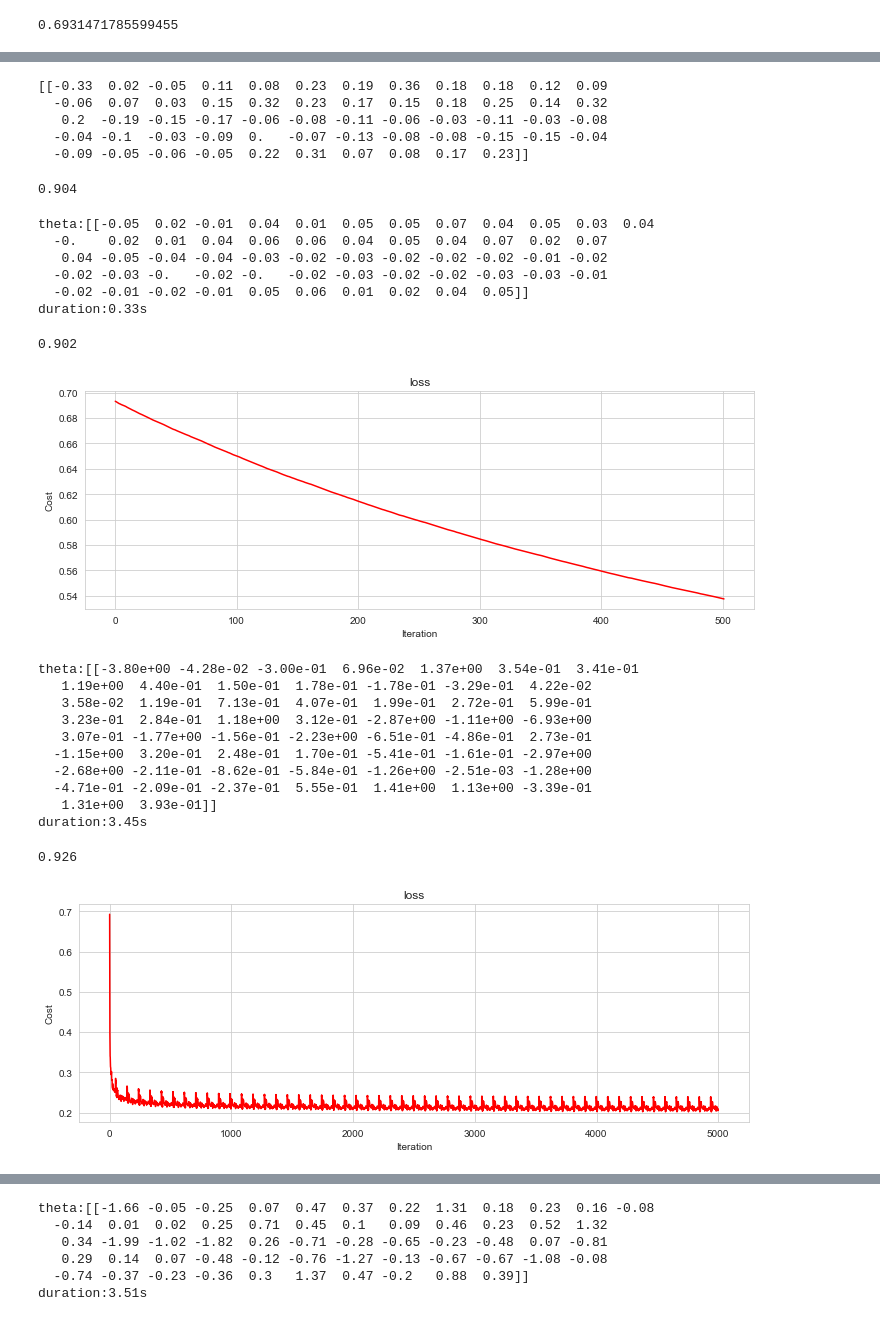
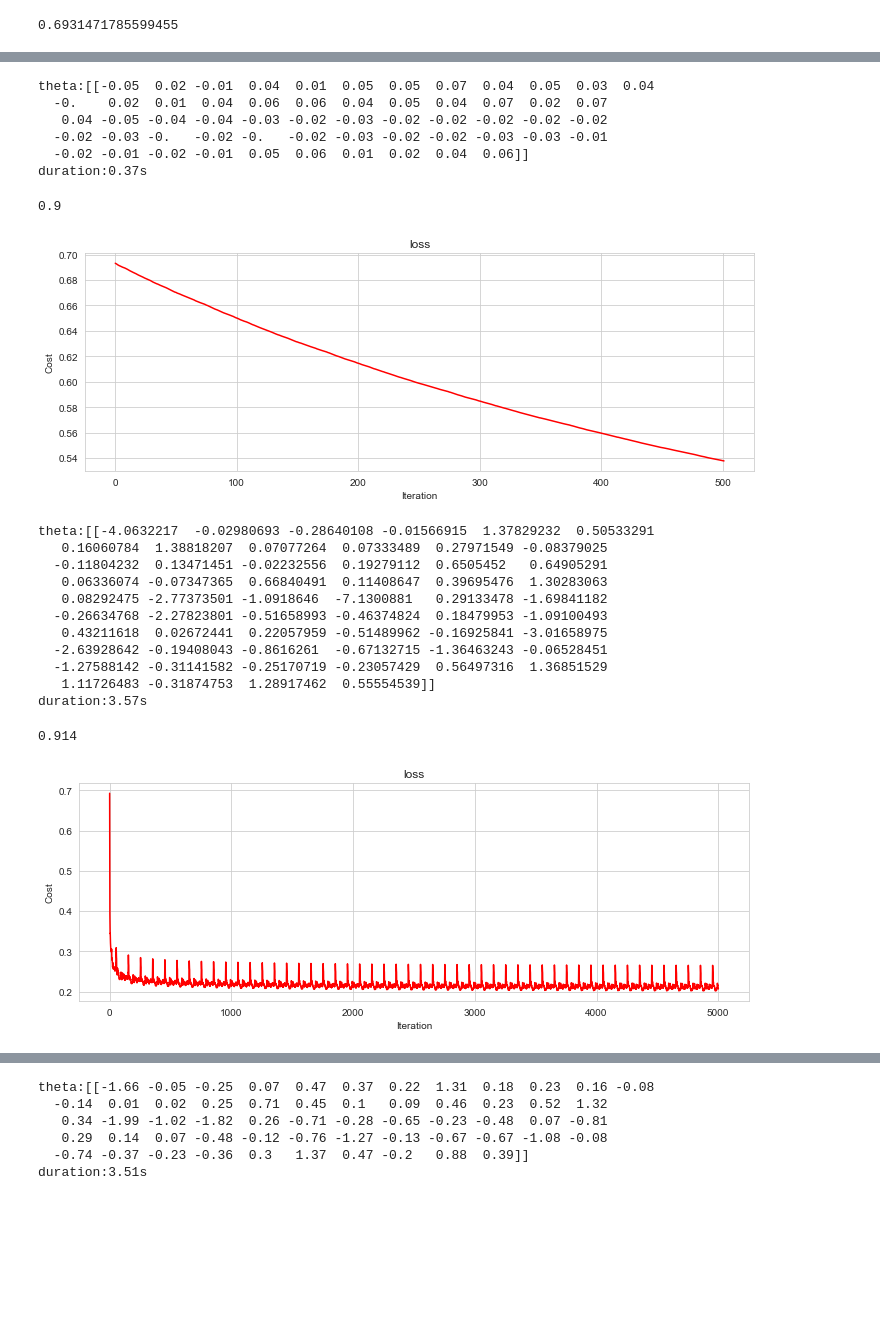
Before and after one commit to plxin/ML_homework, a Jupyter notebook: IncomePrediction/income_prediction.ipynb, the cells around one changed output, grey strips where cells are left out. Drawn from its saved outputs; the diff is of its cells as text; code cells hidden in the pictures; blank space fills up the shorter version.

```diff
--- a/IncomePrediction/income_prediction.ipynb
+++ b/IncomePrediction/income_prediction.ipynb
@@ -358,5 +355,5 @@ def runExpe(X, y, theta, batchSize, stopType, thresh, alpha):
 # %%
 n = 3000
 # %%
-runExpe(X_train, y_train, theta, 32, STOP_ITER, thresh=500, alpha=0.01)
+runExpe(X_train, y_train, theta, 30, STOP_ITER, thresh=500, alpha=0.01)
 # %% [output]
@@ -567,49 +549,33 @@ duration:0.37s
 [figure]
-# %%
-print(theta1)
-# %% [output]
-[[-0.33  0.02 -0.05  0.11  0.08  0.23  0.19  0.36  0.18  0.18  0.12  0.09
-  -0.06  0.07  0.03  0.15  0.32  0.23  0.17  0.15  0.18  0.25  0.14  0.32
-   0.2  -0.19 -0.15 -0.17 -0.06 -0.08 -0.11 -0.06 -0.03 -0.11 -0.03 -0.08
-  -0.04 -0.1  -0.03 -0.09  0.   -0.07 -0.13 -0.08 -0.08 -0.15 -0.15 -0.04
-  -0.09 -0.05 -0.06 -0.05  0.22  0.31  0.07  0.08  0.17  0.23]]
-# %%
-y_pred = predict(dealed_X_test, theta1)
-# y_pred = ()
-# print(y_pred)
-# print(y_test)
-accuracy_score(dealed_y_test, y_pred)
-# classification_report(y_test, y_pred)
-# %% [output]
-0.904
 # %%
-theta6 = runExpe(dealed_X_train, dealed_y_train, theta, 32, STOP_ITER, thresh=500, alpha=0.001)
+theta6 = runExpe(dealed_X_train, dealed_y_train, theta, 30, STOP_ITER, thresh=500, alpha=0.001)
 y_pred = predict(dealed_X_test, theta6)
 accuracy_score(dealed_y_test, y_pred)
 # %% [output]
 theta:[[-0.05  0.02 -0.01  0.04  0.01  0.05  0.05  0.07  0.04  0.05  0.03  0.04
   -0.    0.02  0.01  0.04  0.06  0.06  0.04  0.05  0.04  0.07  0.02  0.07
-   0.04 -0.05 -0.04 -0.04 -0.03 -0.02 -0.03 -0.02 -0.02 -0.02 -0.01 -0.02
+   0.04 -0.05 -0.04 -0.04 -0.03 -0.02 -0.03 -0.02 -0.02 -0.02 -0.02 -0.02
   -0.02 -0.03 -0.   -0.02 -0.   -0.02 -0.03 -0.02 -0.02 -0.03 -0.03 -0.01
-  -0.02 -0.01 -0.02 -0.01  0.05  0.06  0.01  0.02  0.04  0.05]]
-duration:0.33s
+  -0.02 -0.01 -0.02 -0.01  0.05  0.06  0.01  0.02  0.04  0.06]]
+duration:0.37s
-0.902
+0.9
 [figure]
 # %%
-theta9 = runExpe(dealed_X_train, dealed_y_train, theta, 32, STOP_ITER, thresh=5000, alpha=1)
+theta9 = runExpe(dealed_X_train, dealed_y_train, theta, 30, STOP_ITER, thresh=5000, alpha=1)
 y_pred = predict(dealed_X_test, theta9)
 accuracy_score(dealed_y_test, y_pred)
 # %% [output]
-theta:[[-3.80e+00 -4.28e-02 -3.00e-01  6.96e-02  1.37e+00  3.54e-01  3.41e-01
-   1.19e+00  4.40e-01  1.50e-01  1.78e-01 -1.78e-01 -3.29e-01  4.22e-02
-   3.58e-02  1.19e-01  7.13e-01  4.07e-01  1.99e-01  2.72e-01  5.99e-01
-   3.23e-01  2.84e-01  1.18e+00  3.12e-01 -2.87e+00 -1.11e+00 -6.93e+00
-   3.07e-01 -1.77e+00 -1.56e-01 -2.23e+00 -6.51e-01 -4.86e-01  2.73e-01
-  -1.15e+00  3.20e-01  2.48e-01  1.70e-01 -5.41e-01 -1.61e-01 -2.97e+00
-  -2.68e+00 -2.11e-01 -8.62e-01 -5.84e-01 -1.26e+00 -2.51e-03 -1.28e+00
-  -4.71e-01 -2.09e-01 -2.37e-01  5.55e-01  1.41e+00  1.13e+00 -3.39e-01
-   1.31e+00  3.93e-01]]
-duration:3.45s
+theta:[[-4.0632217  -0.02980693 -0.28640108 -0.01566915  1.37829232  0.50533291
+   0.16060784  1.38818207  0.07077264  0.07333489  0.27971549 -0.08379025
+  -0.11804232  0.13471451 -0.02232556  0.19279112  0.6505452   0.64905291
+   0.06336074 -0.07347365  0.66840491  0.11408647  0.39695476  1.30283063
+   0.08292475 -2.77373501 -1.0918646  -7.1300881   0.29133478 -1.69841182
+  -0.26634768 -2.27823801 -0.51658993 -0.46374824  0.18479953 -1.09100493
+   0.43211618  0.02672441  0.22057959 -0.51489962 -0.16925841 -3.01658975
+  -2.63928642 -0.19408043 -0.8616261  -0.67132715 -1.36463243 -0.06528451
+  -1.27588142 -0.31141582 -0.25170719 -0.23057429  0.56497316  1.36851529
+   1.11726483 -0.31874753  1.28917462  0.55554539]]
+duration:3.57s
-0.926
+0.914
-[figure, old version]
+[figure, new version]
 # %%
```
Also changed, not shown: parts of 21 cells of this notebook, 52 other files.
